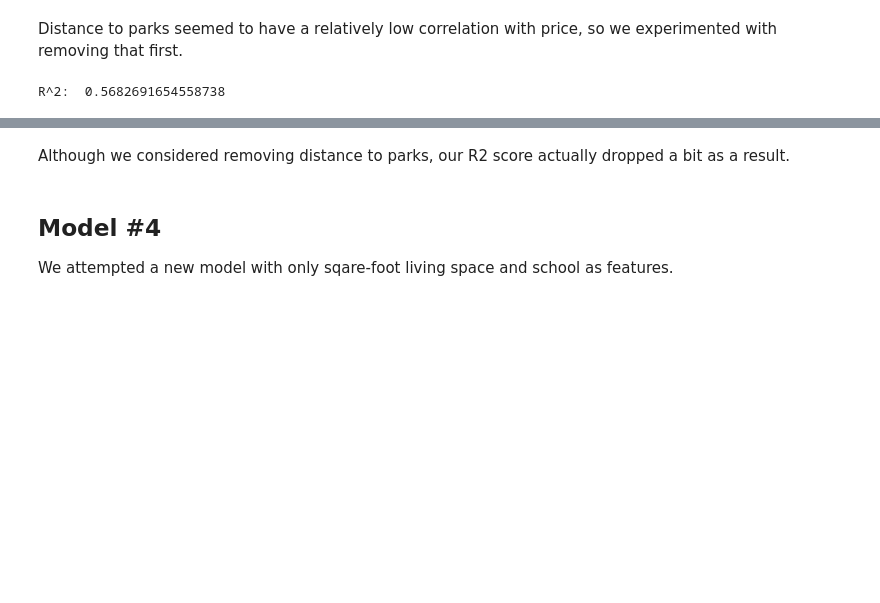
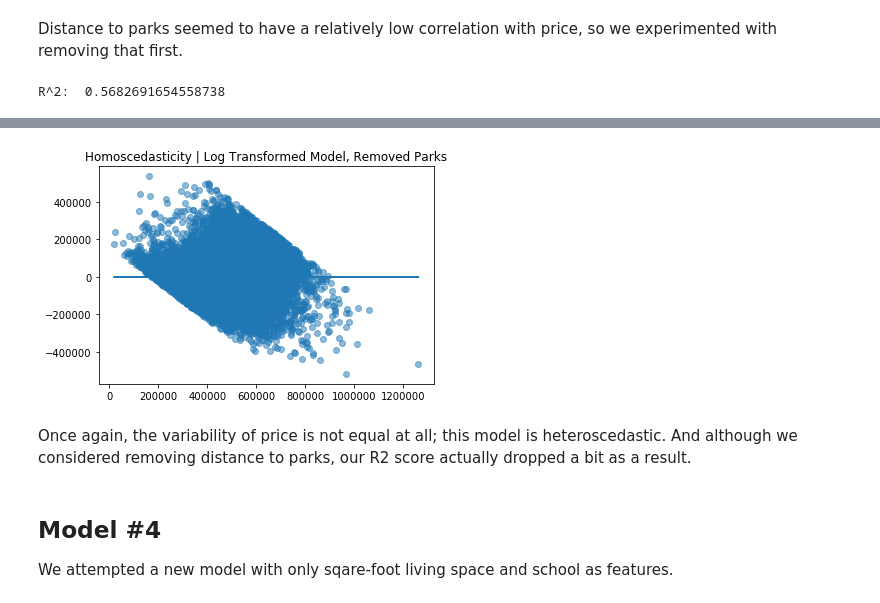
Before and after one commit to dtunnicliffe/house-price-regression-project, a Jupyter notebook: models.ipynb, the cells around one changed output, grey strips where cells are left out. Saved outputs shown, nothing was run; the diff lists cells and outputs as text; code cells hidden in the pictures; blank space fills up the shorter version.

```diff
--- a/models.ipynb
+++ b/models.ipynb
@@ -220,8 +231,16 @@ Warnings:
 [1] Standard Errors assume that the covariance matrix of the errors is correctly specified.
 [2] The condition number is large, 1.48e+04. This might indicate that there are
 strong multicollinearity or other numerical problems.
+# %%
+predictors_3 = ['sqft_living', 'log_school', 'log_coffee', 'log_scientology']
+
+plt.scatter(model.predict(df[predictors_3]), model.resid, alpha = .5);
+plt.plot(model.predict(df[predictors_3]), [0 for i in range(len(df))]);
+plt.title('Homoscedasticity | Log Transformed Model, Removed Parks');
+# %% [output]
+[figure, added]
 # %% [markdown]
-Although we considered removing distance to parks, our R2 score actually dropped a bit as a result.
+Once again, the variability of price is not equal at all; this model is heteroscedastic. And although we considered removing distance to parks, our R2 score actually dropped a bit as a result.
 # %% [markdown]
 ## Model #4
 We attempted a new model with only sqare-foot living space and school as features.
```
Also changed, not shown: parts of 26 cells of this notebook.
